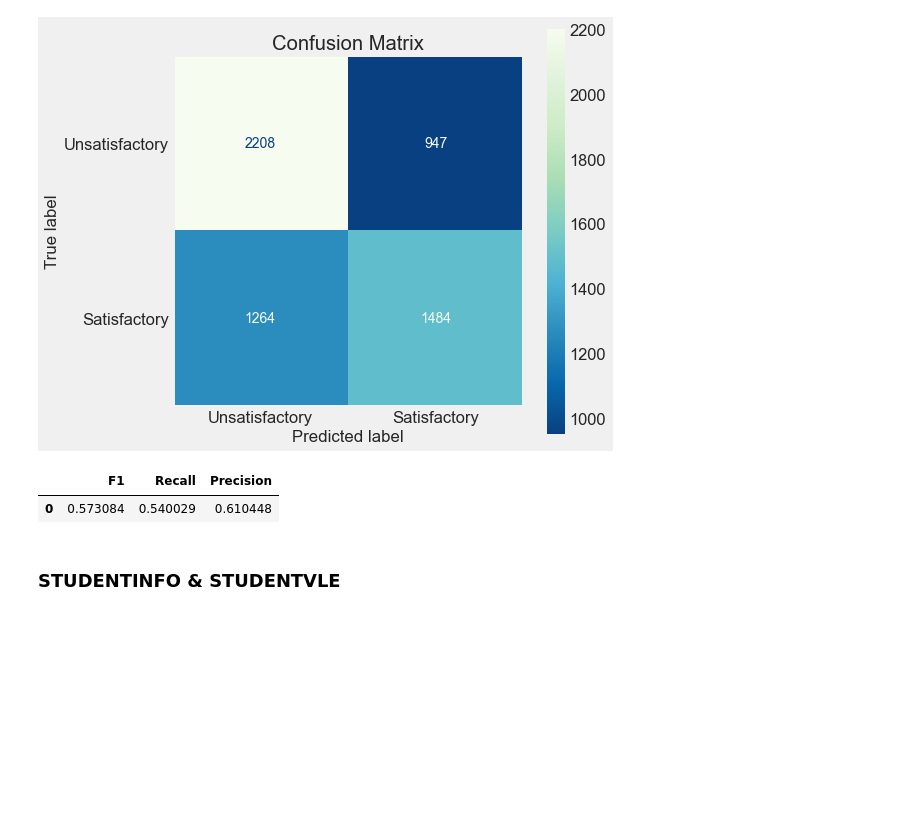
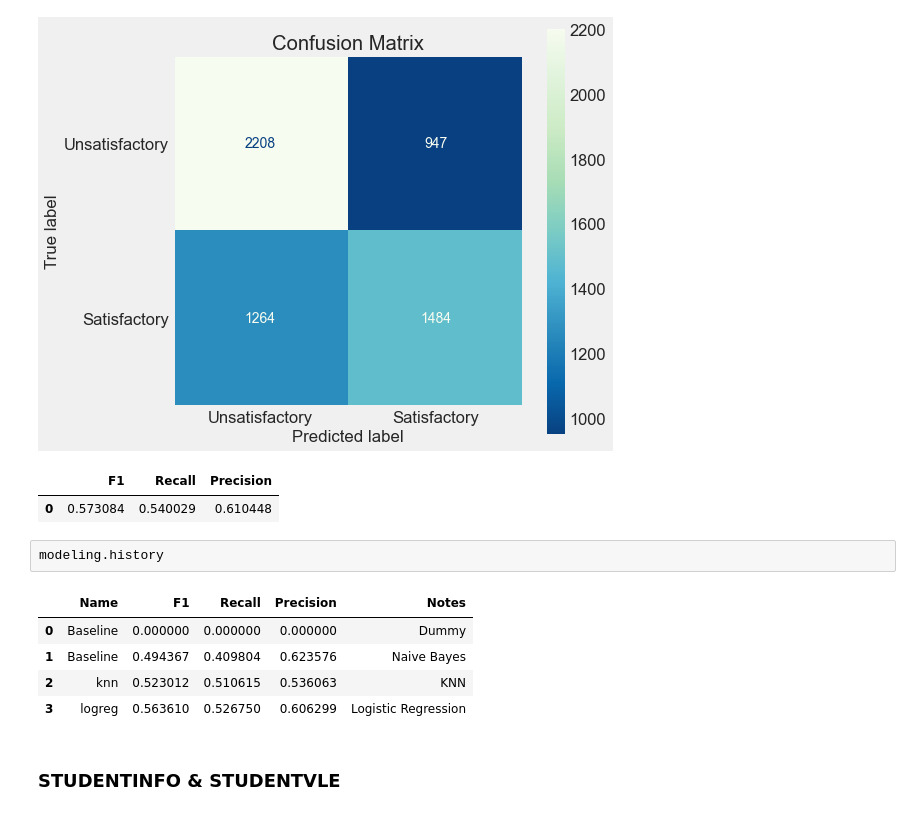
Before and after one commit to jeffreyhwatson/online_outcomes, a Jupyter notebook: notebooks/exploratory/modeling.ipynb, the cells around one changed output. Cells and saved outputs as stored; diff of their text form; blank space fills up the shorter version.

```diff
--- a/notebooks/exploratory/modeling.ipynb
+++ b/notebooks/exploratory/modeling.ipynb
@@ -324,6 +324,14 @@ f.confusion_report(logreg, X_test, y_test)
 [figure]
 |  | F1 | Recall | Precision |
 | 0 | 0.573084 | 0.540029 | 0.610448 |
+# %%
+modeling.history
+# %% [output]
+|  | Name | F1 | Recall | Precision | Notes |
+| 0 | Baseline | 0.000000 | 0.000000 | 0.000000 | Dummy |
+| 1 | Baseline | 0.494367 | 0.409804 | 0.623576 | Naive Bayes |
+| 2 | knn | 0.523012 | 0.510615 | 0.536063 | KNN |
+| 3 | logreg | 0.563610 | 0.526750 | 0.606299 | Logistic Regression |
 # %% [markdown]
 ### STUDENTINFO & STUDENTVLE
 # %%
```
Also changed, not shown: 2 other files.
